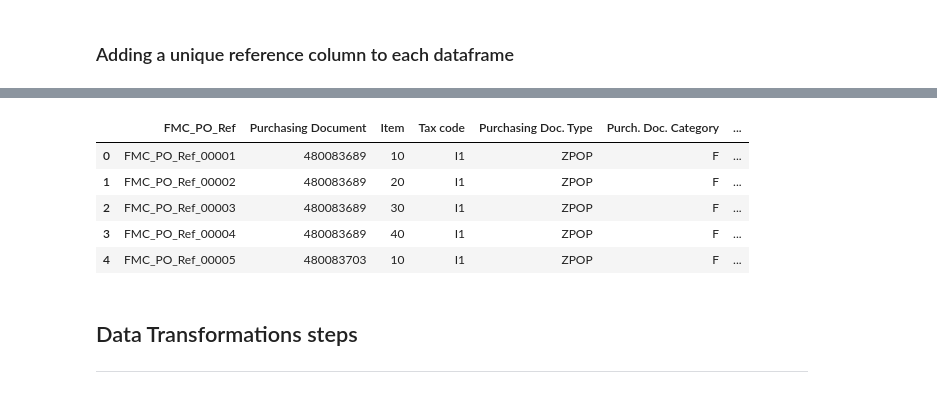
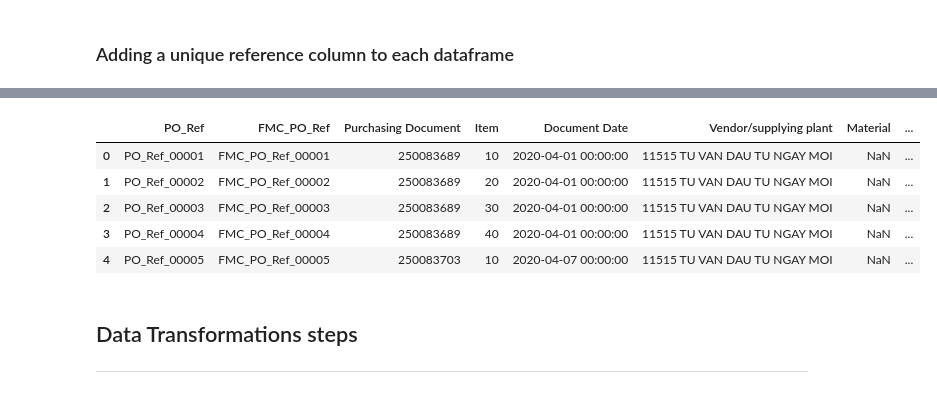
Before and after one commit to fidslk/FDA_test, a Jupyter notebook: CIMA_FDA_Session_June_v01.ipynb, the cells around one changed output, grey strips where cells are left out. Cells and saved outputs as stored; diff of their text form; code cells hidden in the pictures.

```diff
--- a/CIMA_FDA_Session_June_v01.ipynb
+++ b/CIMA_FDA_Session_June_v01.ipynb
@@ -24,5 +27,6 @@ Requirement already satisfied: setuptools in /usr/local/lib/python3.7/dist-packa
 # %%
 pd.set_option("display.max_columns", None) # Set the pandas option to show all columns of a dataframe without truncating (default is 20 columns)
+pd.options.display.float_format = '{:,.2f}'.format # Set the pandas option to show all floats/ amounts with two decimals
 # %% [markdown]
 ### Read files / Load required data into python analysis platform
 
@@ -51,0 +71,2 @@ memory usage: 290.4+ KB
+# %%
+PO_Data = pd.read_excel(r'/content/drive/My Drive/GoogleColabFolder/CIMA_Training/Case_one_Dataset.xlsx', sheet_name = 'PO_Data', skiprows=0 ,dtype={ "Document Date":'str'}) #,dtype={ "Vendor":'str'}
@@ -61,2 +95,0 @@ PR_data.head()
-# %%
-PO_Data = pd.read_excel(r'C:\Users\Kelum desktop PC\Downloads\Case_one_Dataset.xlsx', sheet_name = 'PO_Data', skiprows=0 ,dtype={ "Document Date":'str'}) #,dtype={ "Vendor":'str'}
@@ -79,11 +110,12 @@ TW_Holidays = pd.read_excel(r'C:\Users\Kelum desktop PC\Downloads\Case_one_Datas
 # %%
-PO_Data['FMC_PO_Ref'] = [f'FMC_PO_Ref_{i:05d}' for i in range(1, PO_Data.shape[0] + 1)]
-PO_Data.insert(0, 'FMC_PO_Ref', PO_Data.pop('FMC_PO_Ref'))
-PO_Data.head
+# PO_Data
+PO_Data['PO_Ref'] = [f'PO_Ref_{i:05d}' for i in range(1, PO_Data.shape[0] + 1)]
+PO_Data.insert(0, 'PO_Ref', PO_Data.pop('PO_Ref'))
+PO_Data.head()
 # %% [output]
-|  | FMC_PO_Ref | Purchasing Document | Item | Tax code | Purchasing Doc. Type | Purch. Doc. Category | ... |
-| 0 | FMC_PO_Ref_00001 | 480083689 | 10 | I1 | ZPOP | F | ... |
-| 1 | FMC_PO_Ref_00002 | 480083689 | 20 | I1 | ZPOP | F | ... |
-| 2 | FMC_PO_Ref_00003 | 480083689 | 30 | I1 | ZPOP | F | ... |
-| 3 | FMC_PO_Ref_00004 | 480083689 | 40 | I1 | ZPOP | F | ... |
-| 4 | FMC_PO_Ref_00005 | 480083703 | 10 | I1 | ZPOP | F | ... |
+|  | PO_Ref | FMC_PO_Ref | Purchasing Document | Item | Document Date | Vendor/supplying plant | Material | ... |
+| 0 | PO_Ref_00001 | FMC_PO_Ref_00001 | 250083689 | 10 | 2020-04-01 00:00:00 | 11515 TU VAN DAU TU NGAY MOI | NaN | ... |
+| 1 | PO_Ref_00002 | FMC_PO_Ref_00002 | 250083689 | 20 | 2020-04-01 00:00:00 | 11515 TU VAN DAU TU NGAY MOI | NaN | ... |
+| 2 | PO_Ref_00003 | FMC_PO_Ref_00003 | 250083689 | 30 | 2020-04-01 00:00:00 | 11515 TU VAN DAU TU NGAY MOI | NaN | ... |
+| 3 | PO_Ref_00004 | FMC_PO_Ref_00004 | 250083689 | 40 | 2020-04-01 00:00:00 | 11515 TU VAN DAU TU NGAY MOI | NaN | ... |
+| 4 | PO_Ref_00005 | FMC_PO_Ref_00005 | 250083703 | 10 | 2020-04-07 00:00:00 | 11515 TU VAN DAU TU NGAY MOI | NaN | ... |
```
Also changed, not shown: parts of 63 cells of this notebook.
